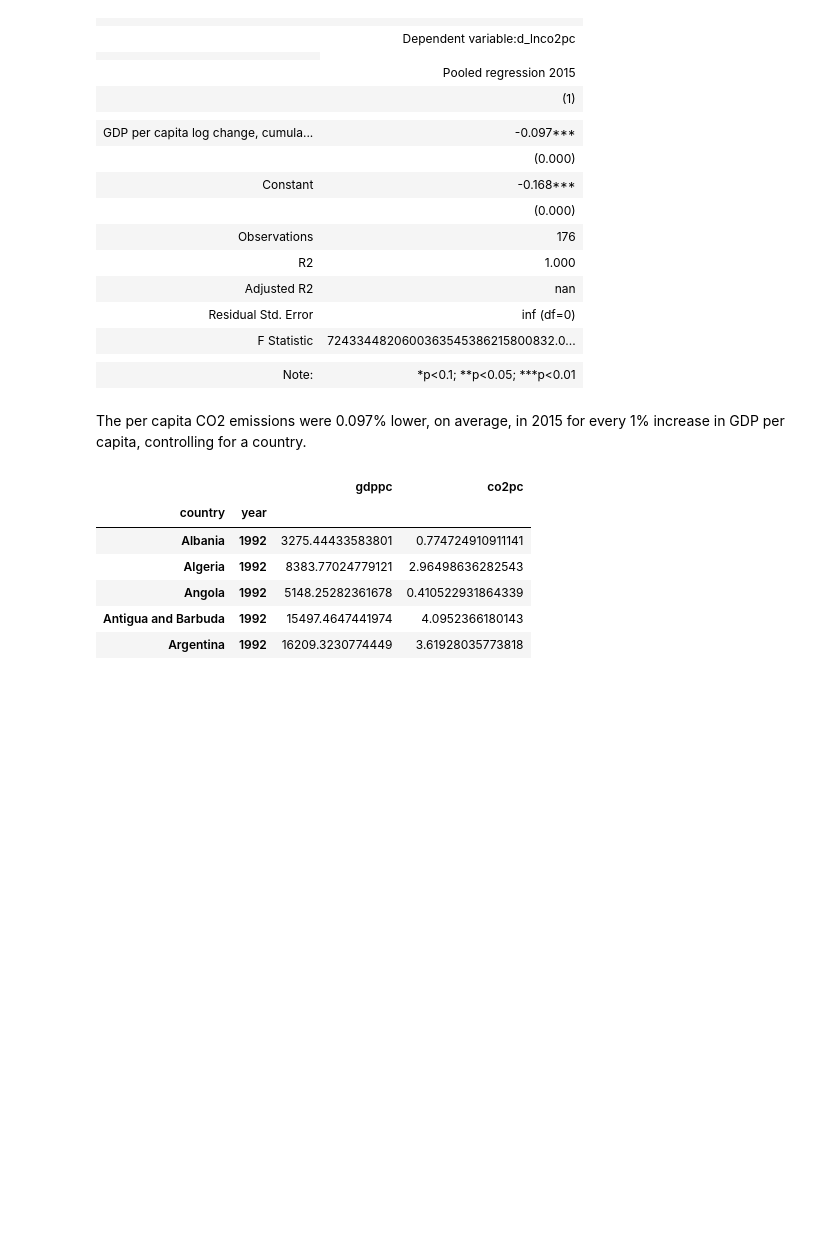
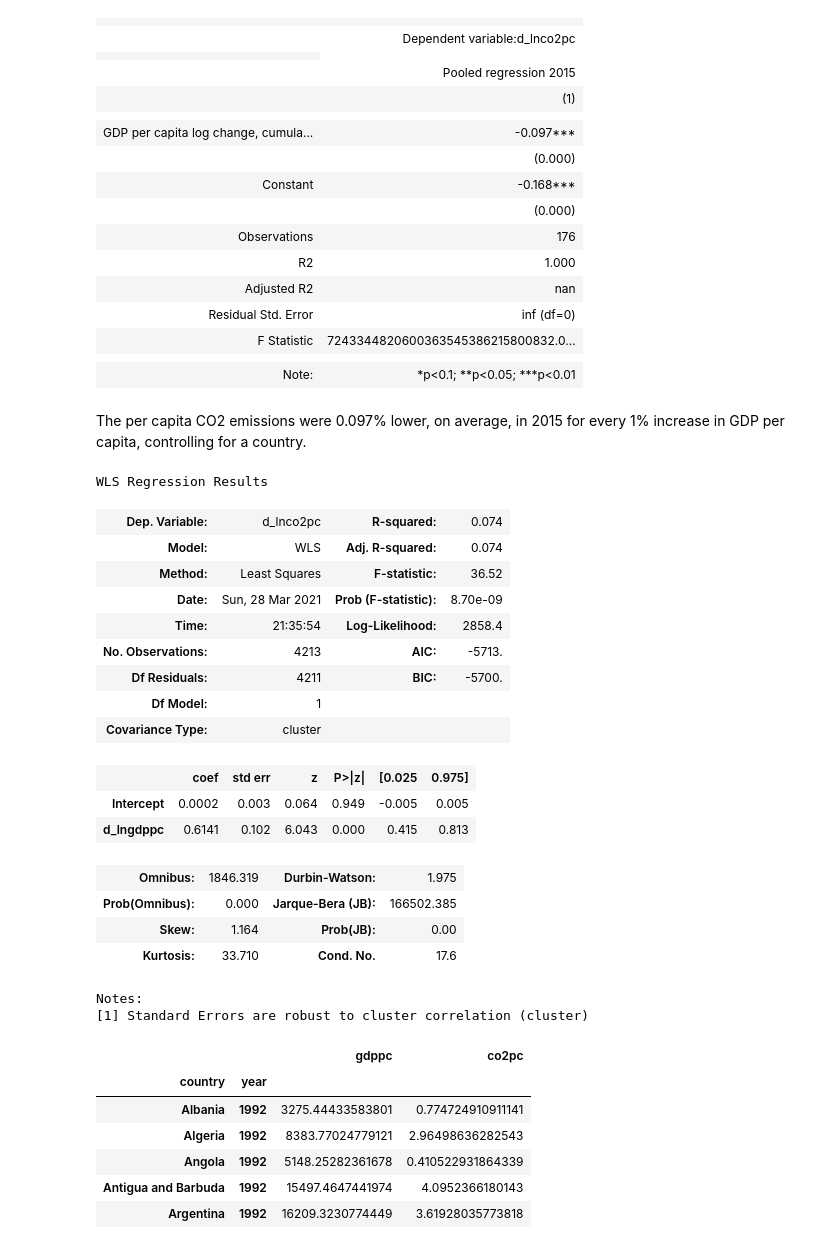
Before and after one commit to Swdenis/CO2emissions-GDP, a Jupyter notebook: code_2.ipynb, the cells around one changed output. Cells and saved outputs as stored; diff of their text form; code cells hidden in the pictures; blank space fills up the shorter version.

```diff
--- a/code_2.ipynb
+++ b/code_2.ipynb
@@ -56,7 +56,8 @@ data.columns
 # %% [output]
 Index(['year', 'country', 'gdppc', 'co2pc'], dtype='object')
 # %%
-data.coyntry=data.country.astype("category")
+data.country=data.country.astype("category")
+data.year=data.year.astype("category")
 # %%
 data.head()
 # %% [output]
@@ -364,4 +365,33 @@ HTML(stargazer.render_html())
 | Note: | *p<0.1; **p<0.05; ***p<0.01 |
 # %% [markdown]
 The per capita CO2 emissions were 0.097% lower, on average, in 2015 for every 1% increase in GDP per capita, controlling for a country.
+# %%
+# Fd, no lags
+
+model = smf.wls("d_lnco2pc ~ d_lngdppc", temp)
+fd_lm = model.fit(
+    cov_type="cluster",
+    cov_kwds={"groups": temp.loc[model.data.row_labels, "country"]},
+)
+fd_lm.summary()
+# %% [output]
+WLS Regression Results
+| Dep. Variable: | d_lnco2pc | R-squared: | 0.074 |
+| Model: | WLS | Adj. R-squared: | 0.074 |
+| Method: | Least Squares | F-statistic: | 36.52 |
+| Date: | Sun, 28 Mar 2021 | Prob (F-statistic): | 8.70e-09 |
+| Time: | 21:35:54 | Log-Likelihood: | 2858.4 |
+| No. Observations: | 4213 | AIC: | -5713. |
+| Df Residuals: | 4211 | BIC: | -5700. |
+| Df Model: | 1 |  |  |
+| Covariance Type: | cluster |  |  |
+|  | coef | std err | z | P>|z| | [0.025 | 0.975] |
+| Intercept | 0.0002 | 0.003 | 0.064 | 0.949 | -0.005 | 0.005 |
+| d_lngdppc | 0.6141 | 0.102 | 6.043 | 0.000 | 0.415 | 0.813 |
+| Omnibus: | 1846.319 | Durbin-Watson: | 1.975 |
+| Prob(Omnibus): | 0.000 | Jarque-Bera (JB): | 166502.385 |
+| Skew: | 1.164 | Prob(JB): | 0.00 |
+| Kurtosis: | 33.710 | Cond. No. | 17.6 |
+Notes:
+[1] Standard Errors are robust to cluster correlation (cluster)
 # %%
```
Also changed, not shown: parts of 3 cells of this notebook.
